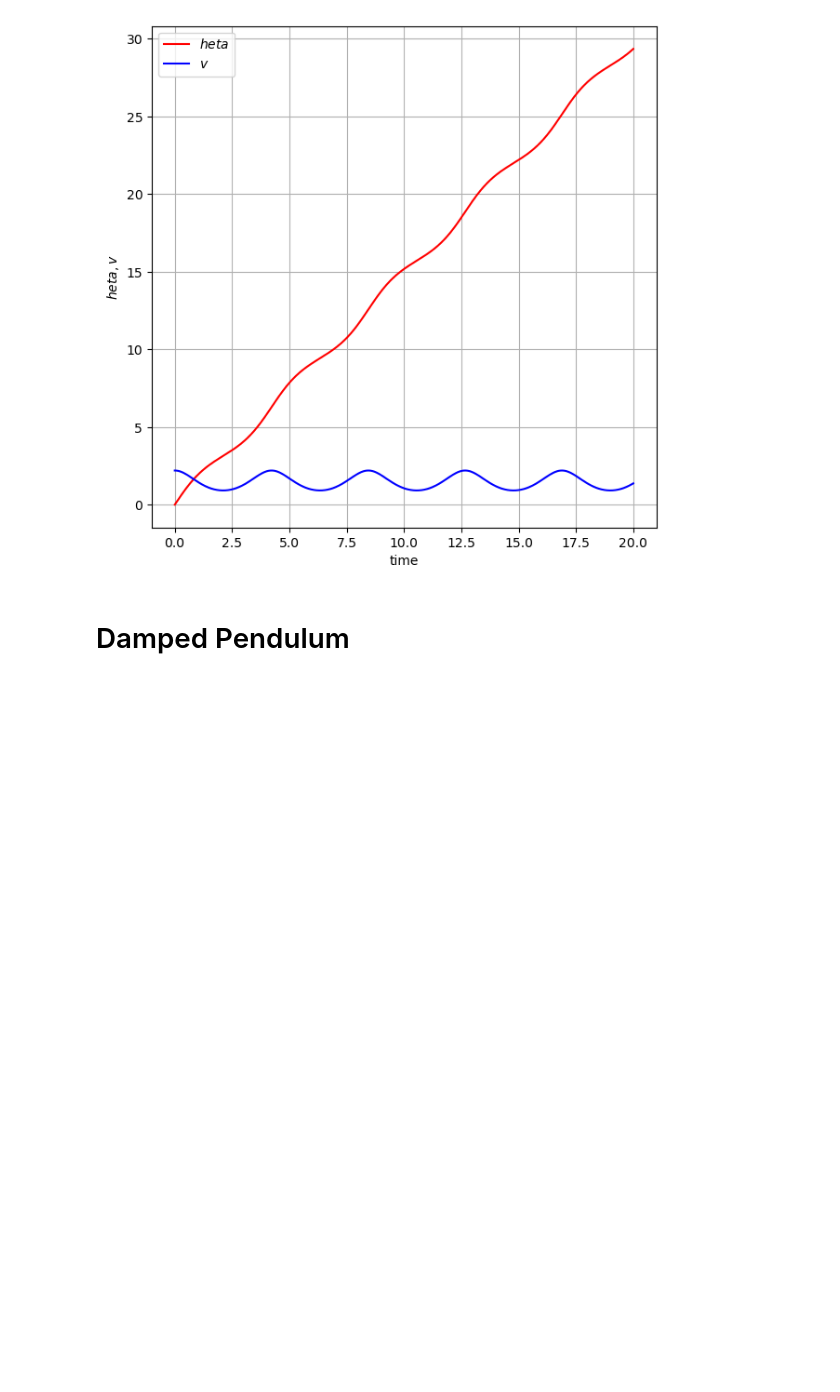
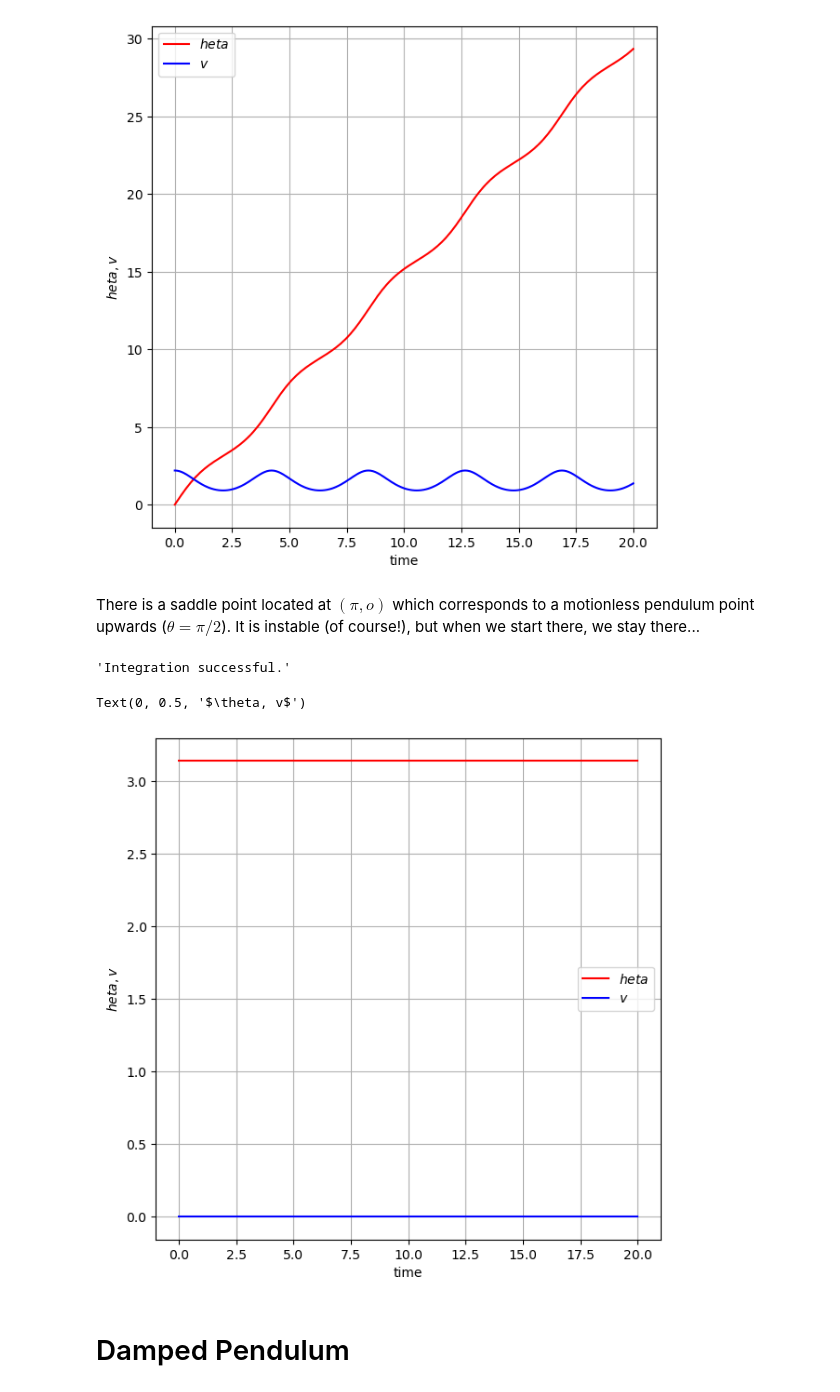
Before and after one commit to ClemensFMN/Notebooks, a Jupyter notebook: ODE/Section-6.7.ipynb, the cells around one changed output. Cells and saved outputs as stored; diff of their text form; code cells hidden in the pictures; blank space fills up the shorter version.

```diff
--- a/ODE/Section-6.7.ipynb
+++ b/ODE/Section-6.7.ipynb
@@ -47,6 +47,27 @@ plt.ylabel('$\theta, v$')
 # %% [output]
 Text(0, 0.5, '$\theta, v$')
 [figure]
+# %% [markdown]
+There is a saddle point located at $(\pi, o)$ which corresponds to a motionless pendulum point upwards ($\theta = \pi/2$). It is instable (of course!), but when we start there, we stay there...
+# %%
+tmax = 20
+t = np.linspace(0, tmax, 200)
+X, infodict = solveODE(dX_dt, [np.pi, 0], t)
+infodict['message']
+# %% [output]
+'Integration successful.'
+# %%
+y1, y2 = X.T
+
+plt.plot(t, y1, 'r-', label='$\theta$')
+plt.plot(t, y2  , 'b-', label='$v$')
+plt.grid()
+plt.legend(loc='best')
+plt.xlabel('time')
+plt.ylabel('$\theta, v$')
+# %% [output]
+Text(0, 0.5, '$\theta, v$')
+[figure, added]
 # %% [markdown]
 # Damped Pendulum
 # %% [markdown]
```
Also changed, not shown: parts of 4 cells of this notebook, 1 other file.
